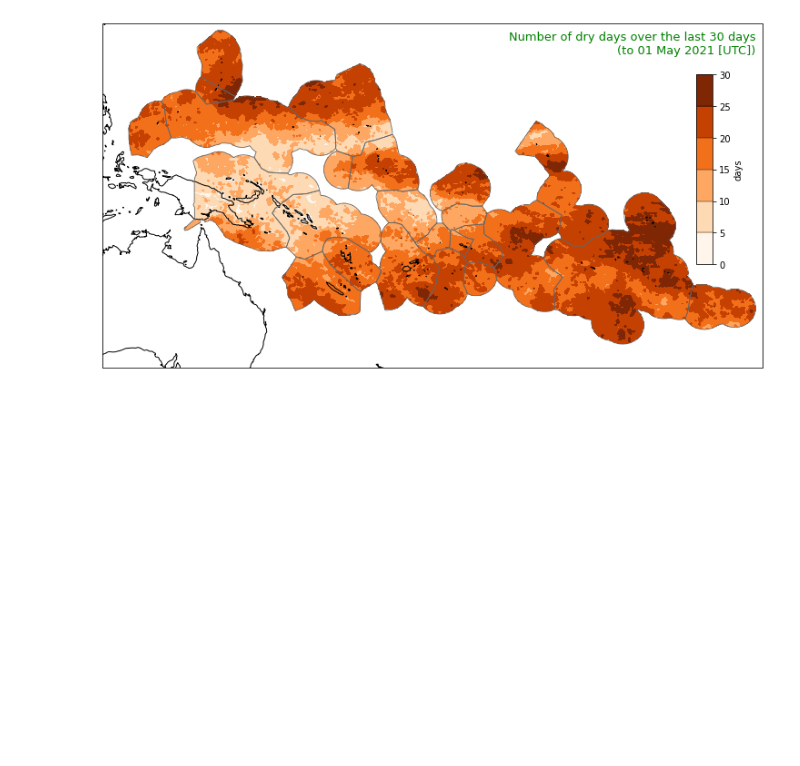
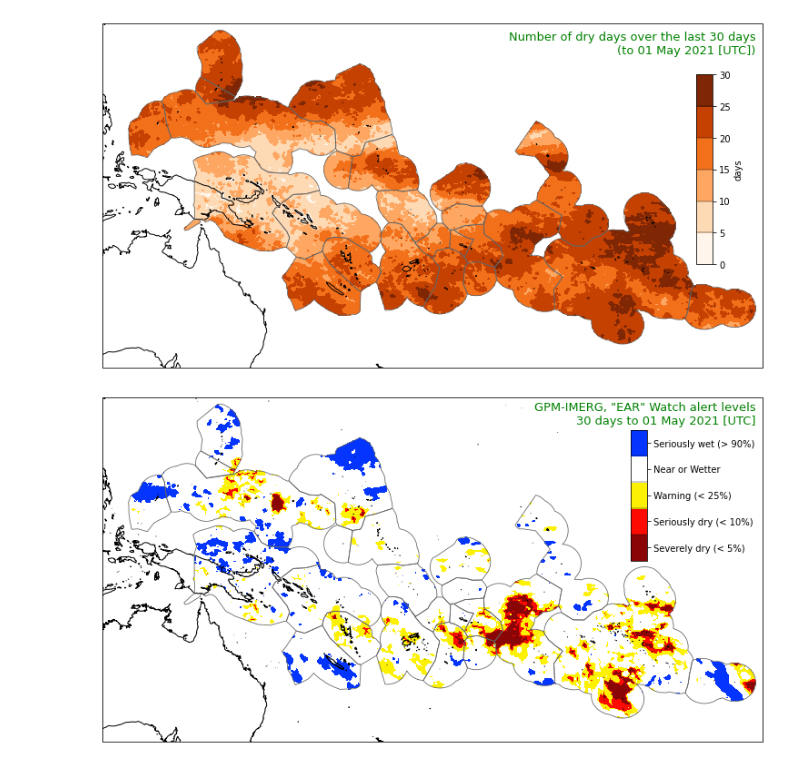
Before and after one commit to nicolasfauchereau/ICU_Water_Watch, a Jupyter notebook: notebooks/GPM/GPM_processing.ipynb, the cells around one changed output. Cells and saved outputs as stored; diff of their text form; code cells hidden in the pictures; blank space fills up the shorter version.

```diff
--- a/notebooks/GPM/GPM_processing.ipynb
+++ b/notebooks/GPM/GPM_processing.ipynb
@@ -152,3 +152,7 @@ plot.map_precip_anoms(dset_accum, mask='EEZ', close=False, geoms=EEZs)
 plot.map_dry_days_Pacific(dset_ndays, mask='EEZ', geoms=EEZs, close=False)
 # %% [output]
 [figure]
+# %%
+plot.map_EAR_Watch_Pacific(dset_accum, mask='EEZ', geoms=EEZs, close=False)
+# %% [output]
+[figure, added]
```
Also changed, not shown: parts of 1 cell of this notebook.
